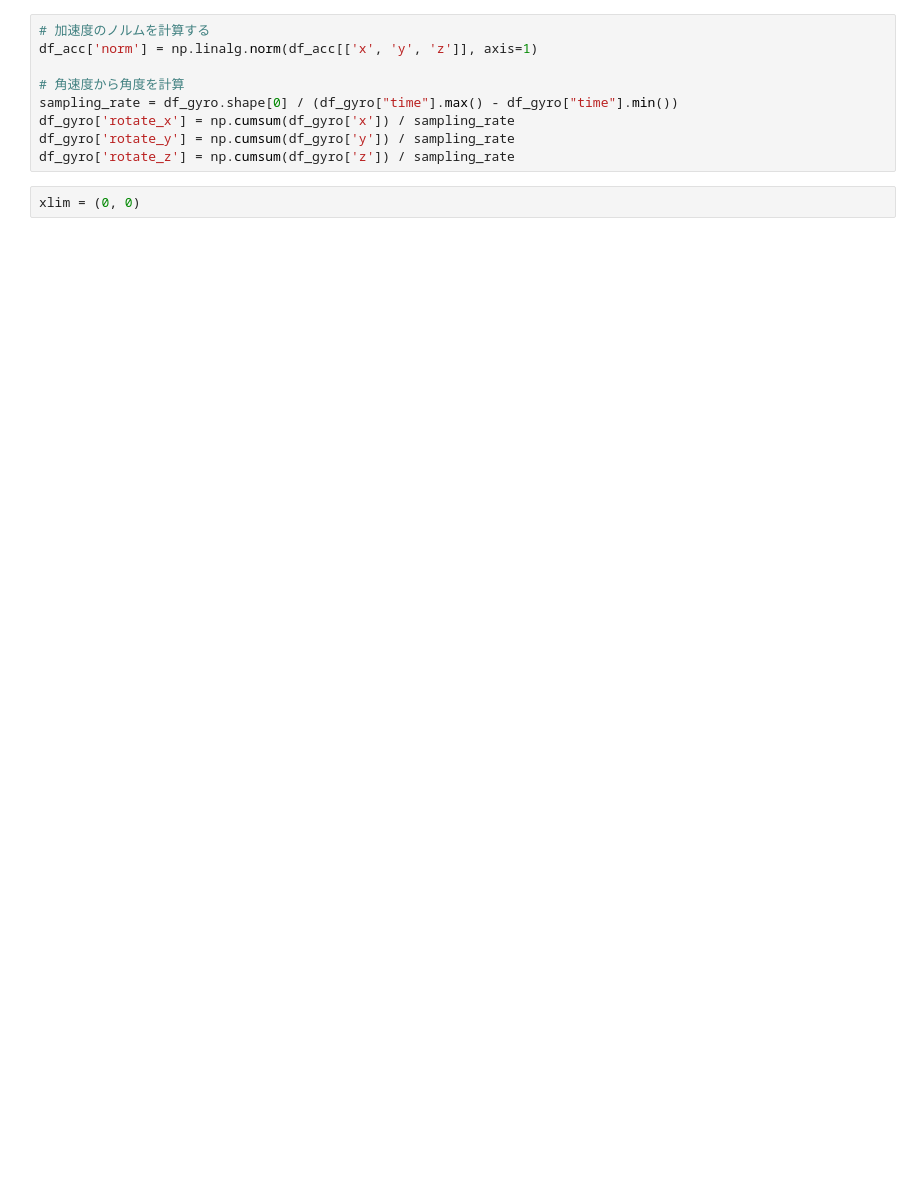
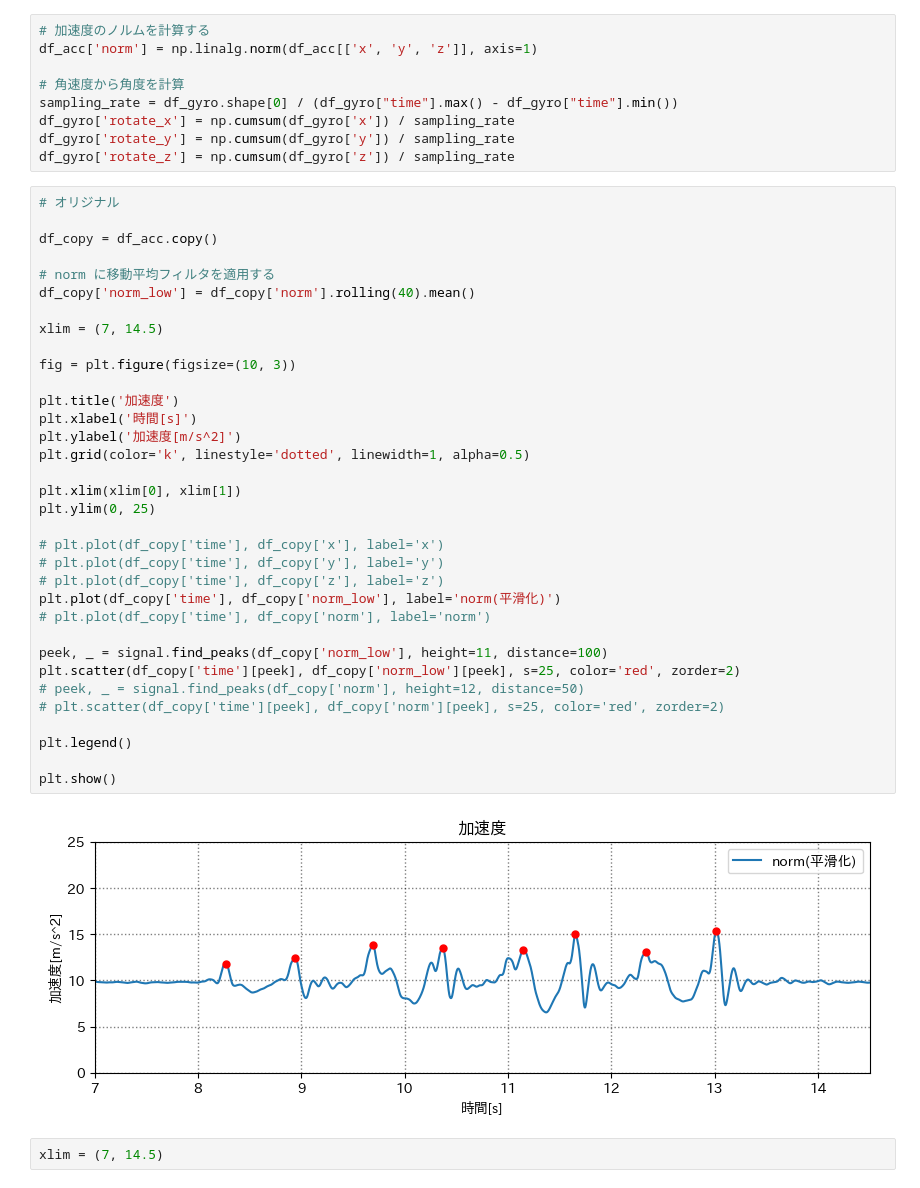
Before and after one commit to SatooRu65536/sensing-logs, a Jupyter notebook: generate_graph.ipynb, the cells around one changed output. Cells and saved outputs as stored; diff of their text form; blank space fills up the shorter version.

```diff
--- a/generate_graph.ipynb
+++ b/generate_graph.ipynb
@@ -68,8 +70,44 @@ sampling_rate = df_gyro.shape[0] / (df_gyro["time"].max() - df_gyro["time"].min(
 df_gyro['rotate_x'] = np.cumsum(df_gyro['x']) / sampling_rate
 df_gyro['rotate_y'] = np.cumsum(df_gyro['y']) / sampling_rate
 df_gyro['rotate_z'] = np.cumsum(df_gyro['z']) / sampling_rate
-# %%
-xlim = (0, 0)
+# %%
+# オリジナル
+
+df_copy = df_acc.copy()
+
+# norm に移動平均フィルタを適用する
+df_copy['norm_low'] = df_copy['norm'].rolling(40).mean()
+
+xlim = (7, 14.5)
+
+fig = plt.figure(figsize=(10, 3))
+
+plt.title('加速度')
+plt.xlabel('時間[s]')
+plt.ylabel('加速度[m/s^2]')
+plt.grid(color='k', linestyle='dotted', linewidth=1, alpha=0.5)
+
+plt.xlim(xlim[0], xlim[1])
+plt.ylim(0, 25)
+
+# plt.plot(df_copy['time'], df_copy['x'], label='x')
+# plt.plot(df_copy['time'], df_copy['y'], label='y')
+# plt.plot(df_copy['time'], df_copy['z'], label='z')
+plt.plot(df_copy['time'], df_copy['norm_low'], label='norm(平滑化)')
+# plt.plot(df_copy['time'], df_copy['norm'], label='norm')
+
+peek, _ = signal.find_peaks(df_copy['norm_low'], height=11, distance=100)
+plt.scatter(df_copy['time'][peek], df_copy['norm_low'][peek], s=25, color='red', zorder=2)
+# peek, _ = signal.find_peaks(df_copy['norm'], height=12, distance=50)
+# plt.scatter(df_copy['time'][peek], df_copy['norm'][peek], s=25, color='red', zorder=2)
+
+plt.legend()
+
+plt.show()
+# %% [output]
+[figure, added]
+# %%
+xlim = (7, 14.5)
 # %%
 # 加速度
 plot(
```
Also changed, not shown: parts of 7 cells of this notebook, 19 other files.
